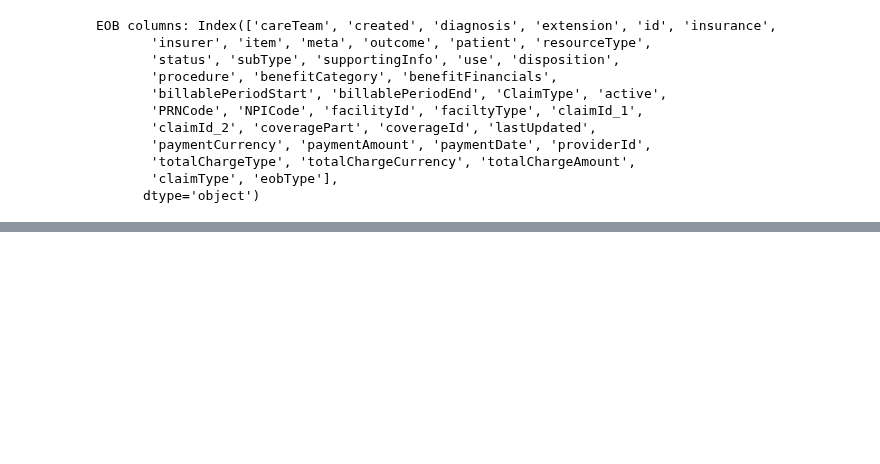
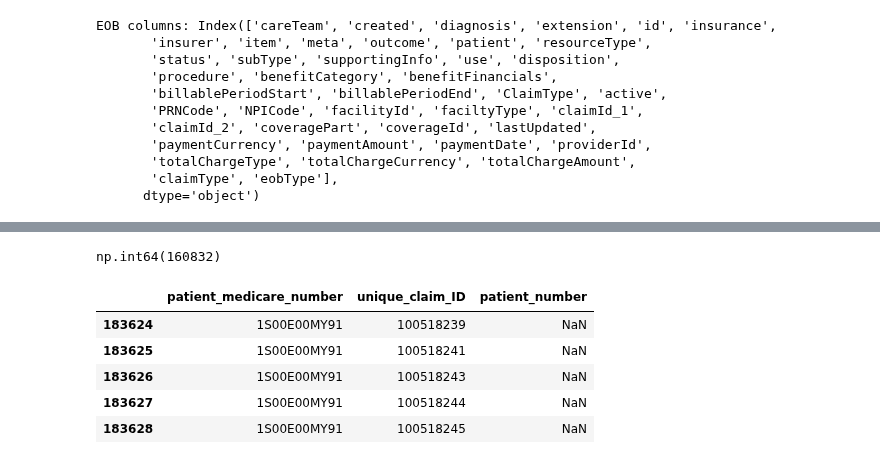
Before and after one commit to martza87/siads_696_mII, a Jupyter notebook: src/02_EDA_merging_files.ipynb, the cells around one changed output, grey strips where cells are left out. Cells and saved outputs as stored; diff of their text form; code cells hidden in the pictures; blank space fills up the shorter version.

```diff
--- a/src/02_EDA_merging_files.ipynb
+++ b/src/02_EDA_merging_files.ipynb
@@ -117,0 +153,13 @@ res_un = res.drop_duplicates(subset= ['birthDate_x', 'pat_med_num', 'birthDate_y
+# %%
+df1.patient_number.isnull().sum()
+# %% [output]
+np.int64(160832)
+# %%
+df1.tail()
+# %% [output]
+|  | patient_medicare_number | unique_claim_ID | patient_number |
+| 183624 | 1S00E00MY91 | 100518239 | NaN |
+| 183625 | 1S00E00MY91 | 100518241 | NaN |
+| 183626 | 1S00E00MY91 | 100518243 | NaN |
+| 183627 | 1S00E00MY91 | 100518244 | NaN |
+| 183628 | 1S00E00MY91 | 100518245 | NaN |
```
Also changed, not shown: parts of 26 cells of this notebook, 4 other files.
